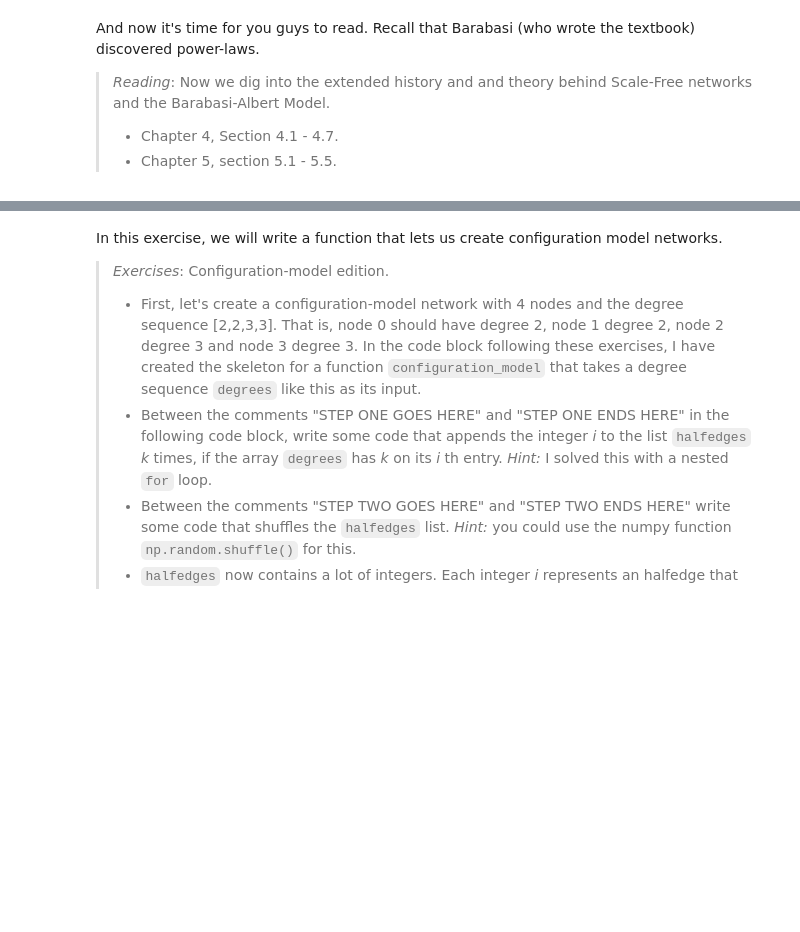
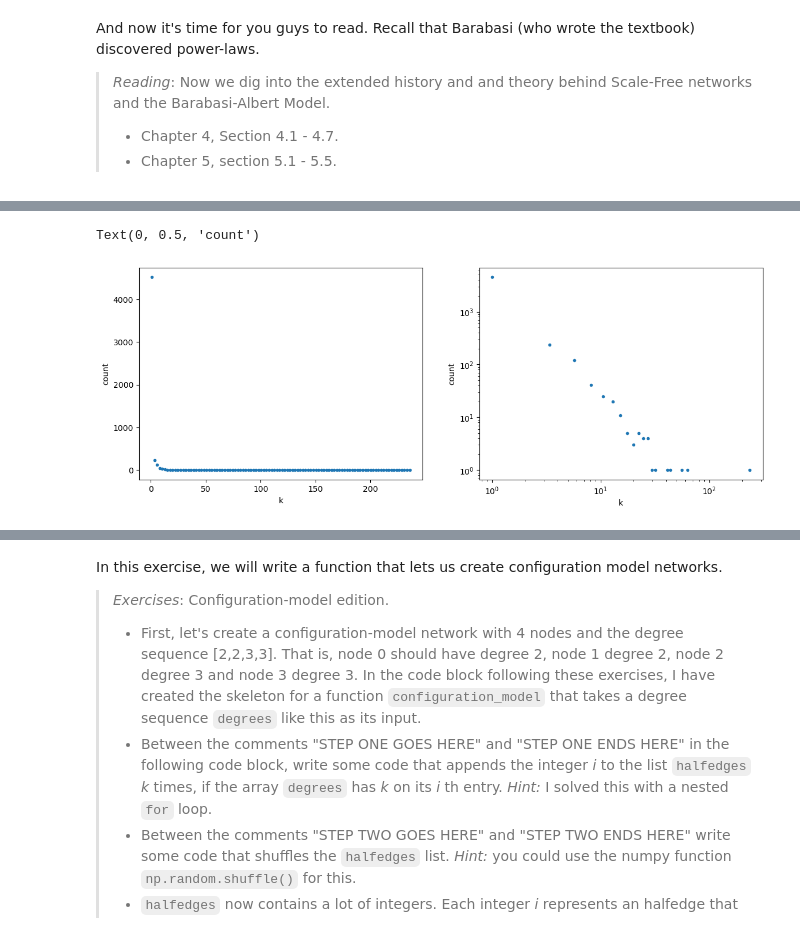
Before and after one commit to jereml99/socialgraphs2023, a Jupyter notebook: lectures/Alex/Week3.ipynb, the cells around one changed output, grey strips where cells are left out. Saved outputs shown, nothing was run; the diff lists cells and outputs as text; code cells hidden in the pictures; blank space fills up the shorter version.

```diff
--- a/lectures/Alex/Week3.ipynb
+++ b/lectures/Alex/Week3.ipynb
@@ -206,0 +229,5 @@ And now it's time for you guys to read. Recall that Barabasi (who wrote the text
+# %%
+n_nodes_fin = 5000
+for t in range(n_nodes,n_nodes_fin):
+    add_node_iteration(t)
+d = dict(G.degree)
@@ -206,0 +240,22 @@ And now it's time for you guys to read. Recall that Barabasi (who wrote the text
+# %%
+import numpy as np
+n_bins = 20
+frq, edges = np.histogram(a= list(d.values()), bins=100)
+
+import matplotlib.pyplot as plt
+from math import log
+fig, (ax1, ax2) = plt.subplots(1, 2)
+fig.set_figwidth(14)
+
+ax1.plot(edges[:-1], frq, marker=".", linestyle = 'none')
+ax1.set_xlabel("k")
+ax1.set_ylabel("count")
+
+ax2.plot(edges[:-1], frq, marker=".", linestyle = 'none')
+ax2.set_xscale('log', base=10)
+ax2.set_yscale('log', base=10)
+ax2.set_xlabel("k")
+ax2.set_ylabel("count")
+# %% [output]
+Text(0, 0.5, 'count')
+[figure, added]
```
Also changed, not shown: parts of 17 cells of this notebook.
